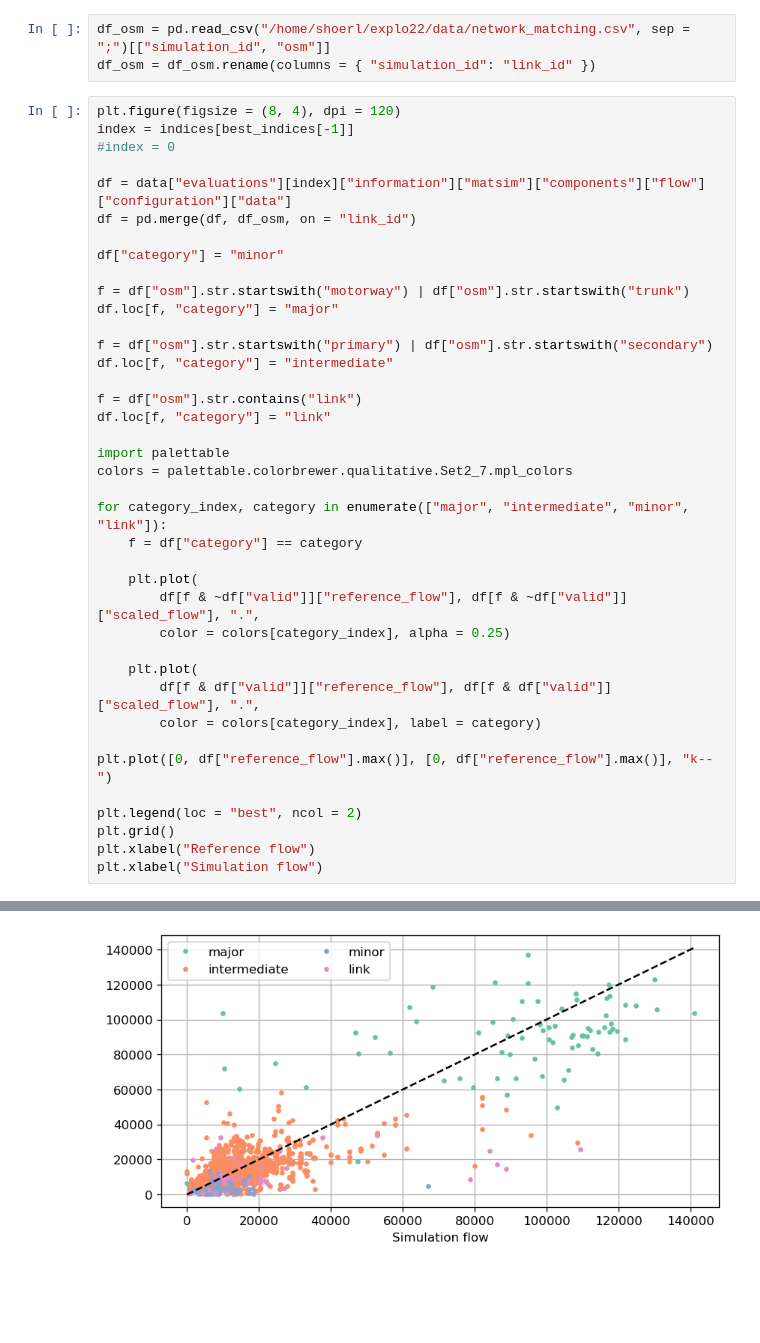
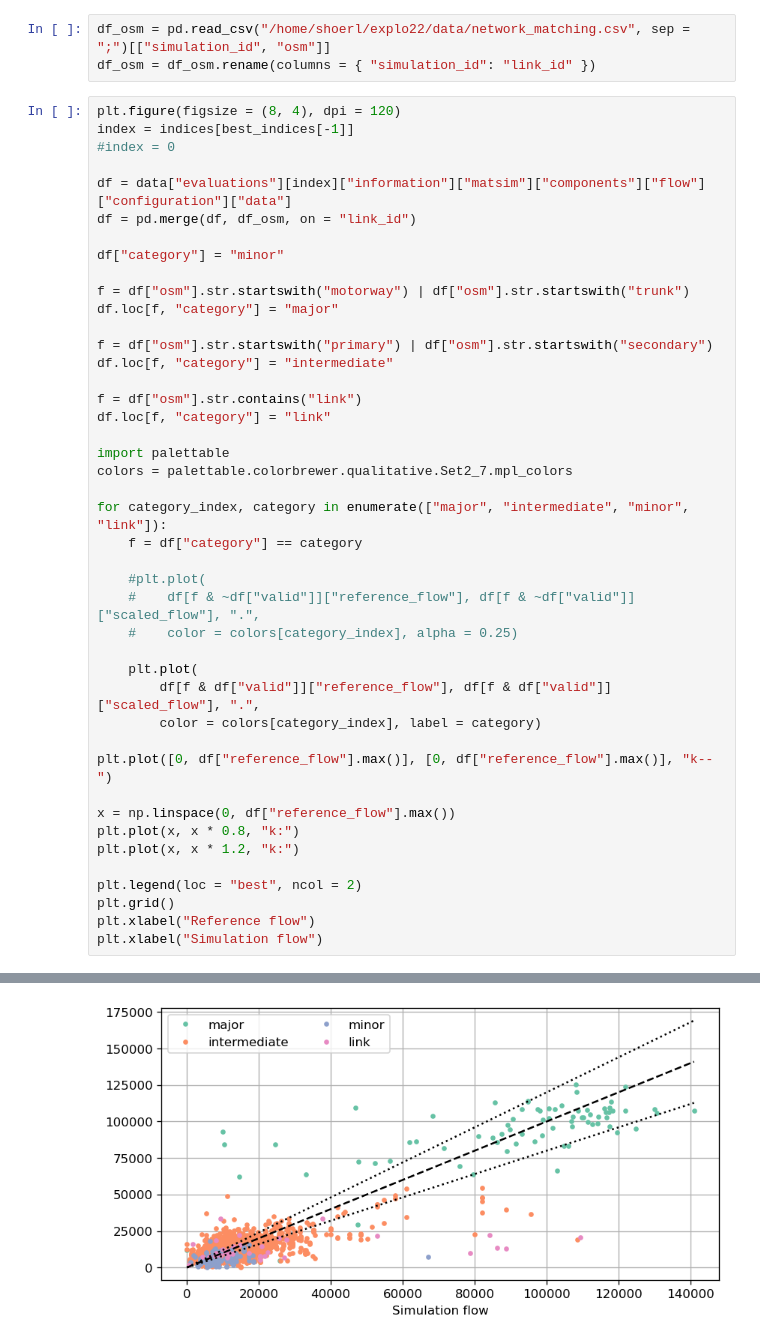
Before and after one commit to sebhoerl/boptx, a Jupyter notebook: examples/eqasim/Daily Flow.ipynb, the cells around one changed output, grey strips where cells are left out. Saved outputs shown, nothing was run; the diff lists cells and outputs as text; blank space fills up the shorter version.

```diff
--- a/examples/eqasim/Daily Flow.ipynb
+++ b/examples/eqasim/Daily Flow.ipynb
@@ -107,37 +108,41 @@ df = pd.merge(df, df_osm, on = "link_id")
 df["category"] = "minor"
 
 f = df["osm"].str.startswith("motorway") | df["osm"].str.startswith("trunk")
 df.loc[f, "category"] = "major"
 
 f = df["osm"].str.startswith("primary") | df["osm"].str.startswith("secondary")
 df.loc[f, "category"] = "intermediate"
 
 f = df["osm"].str.contains("link")
 df.loc[f, "category"] = "link"
 
 import palettable
 colors = palettable.colorbrewer.qualitative.Set2_7.mpl_colors
 
 for category_index, category in enumerate(["major", "intermediate", "minor", "link"]):
     f = df["category"] == category
 
-    plt.plot(
-        df[f & ~df["valid"]]["reference_flow"], df[f & ~df["valid"]]["scaled_flow"], ".",
-        color = colors[category_index], alpha = 0.25)
+    #plt.plot(
+    #    df[f & ~df["valid"]]["reference_flow"], df[f & ~df["valid"]]["scaled_flow"], ".",
+    #    color = colors[category_index], alpha = 0.25)
 
     plt.plot(
         df[f & df["valid"]]["reference_flow"], df[f & df["valid"]]["scaled_flow"], ".",
         color = colors[category_index], label = category)
 
 plt.plot([0, df["reference_flow"].max()], [0, df["reference_flow"].max()], "k--")
 
+x = np.linspace(0, df["reference_flow"].max())
+plt.plot(x, x * 0.8, "k:")
+plt.plot(x, x * 1.2, "k:")
+
 plt.legend(loc = "best", ncol = 2)
 plt.grid()
 plt.xlabel("Reference flow")
 plt.xlabel("Simulation flow")
 # %% [output]
 Text(0.5, 0, 'Simulation flow')
-[figure, old version]
+[figure, new version]
 # %%
 plt.figure(figsize = (8, 4), dpi = 120)
 
```
Also changed, not shown: parts of 10 cells of this notebook, 3 other files.
